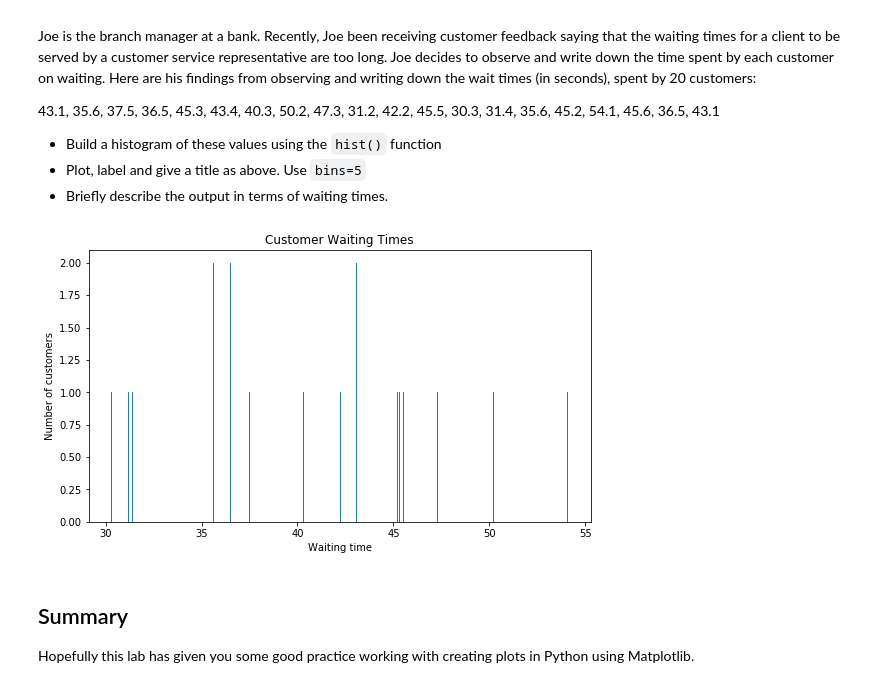
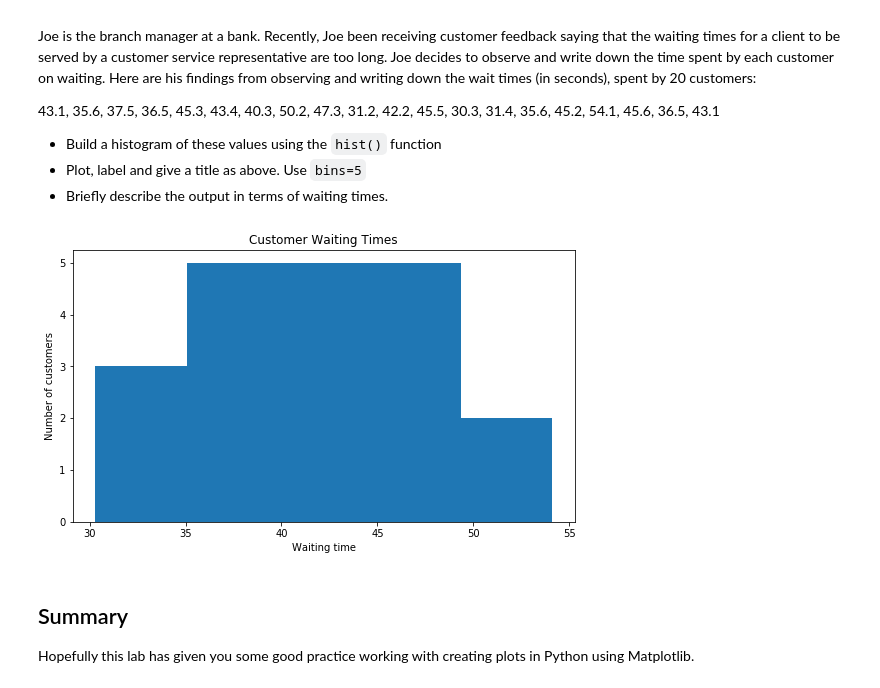
Before and after one commit to MaiaNgo/dsc-data-viz-lab-atlanta-ds-062419, a Jupyter notebook: index.ipynb, the cells around one changed output. Drawn from its saved outputs; the diff is of its cells as text; code cells hidden in the pictures.

```diff
--- a/index.ipynb
+++ b/index.ipynb
@@ -107,23 +107,23 @@ Joe is the branch manager at a bank. Recently, Joe been receiving customer feedb
 # %%
 x = [43.1, 35.6, 37.5, 36.5, 45.3, 43.4, 40.3, 50.2, 47.3, 31.2, 42.2, 45.5,
      30.3, 31.4, 35.6, 45.2, 54.1, 45.6, 36.5, 43.1]
 y = [0, 20]
 
 plt.figure(figsize=(9,5))
-plt.hist(x, bins = 500)
+plt.hist(x, bins = 5)
 #plt.hist(x, y, label='waiting time')
 
 plt.xlabel('Waiting time')
 plt.ylabel('Number of customers')
 plt.title('Customer Waiting Times')
 plt.show()
 
 
 #Plot the distogram with hist() function
 
 # Label, give title and show the plot
 # %% [output]
-[figure, old version]
+[figure, new version]
 # %% [markdown]
 ## Summary
 
```
